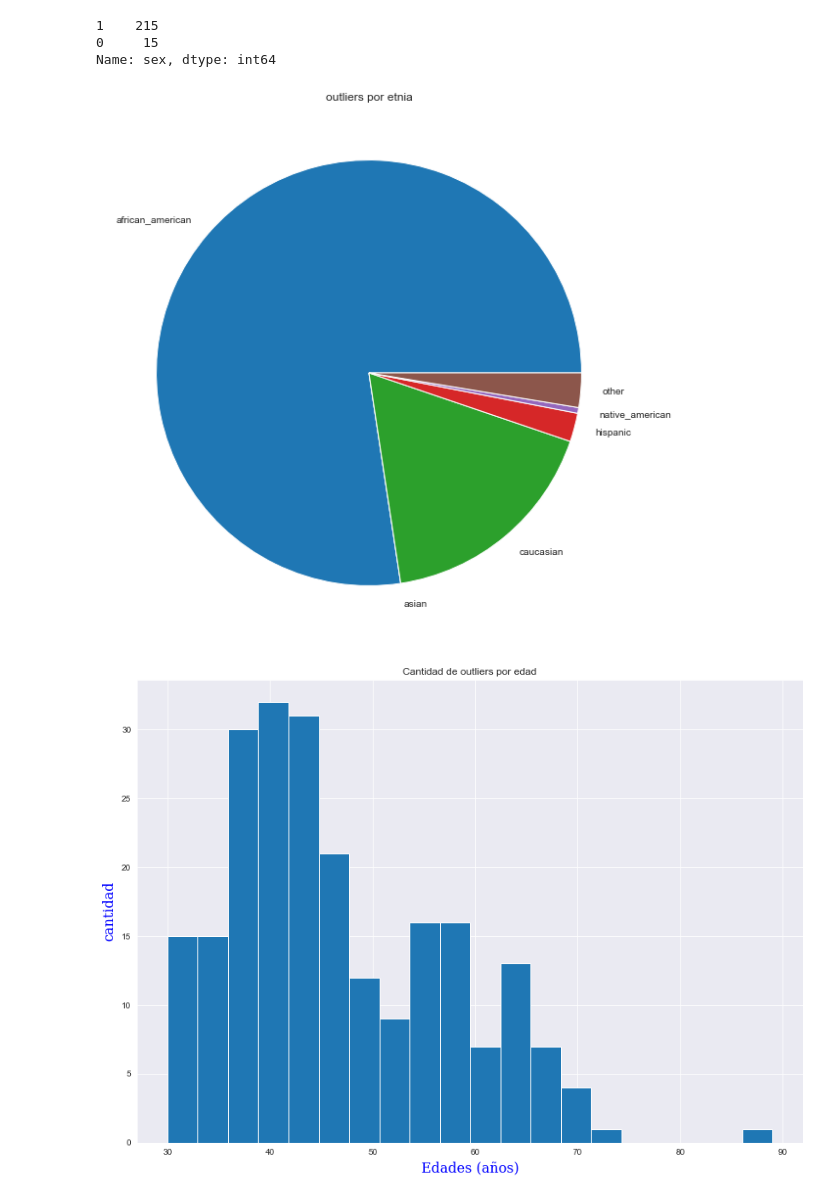
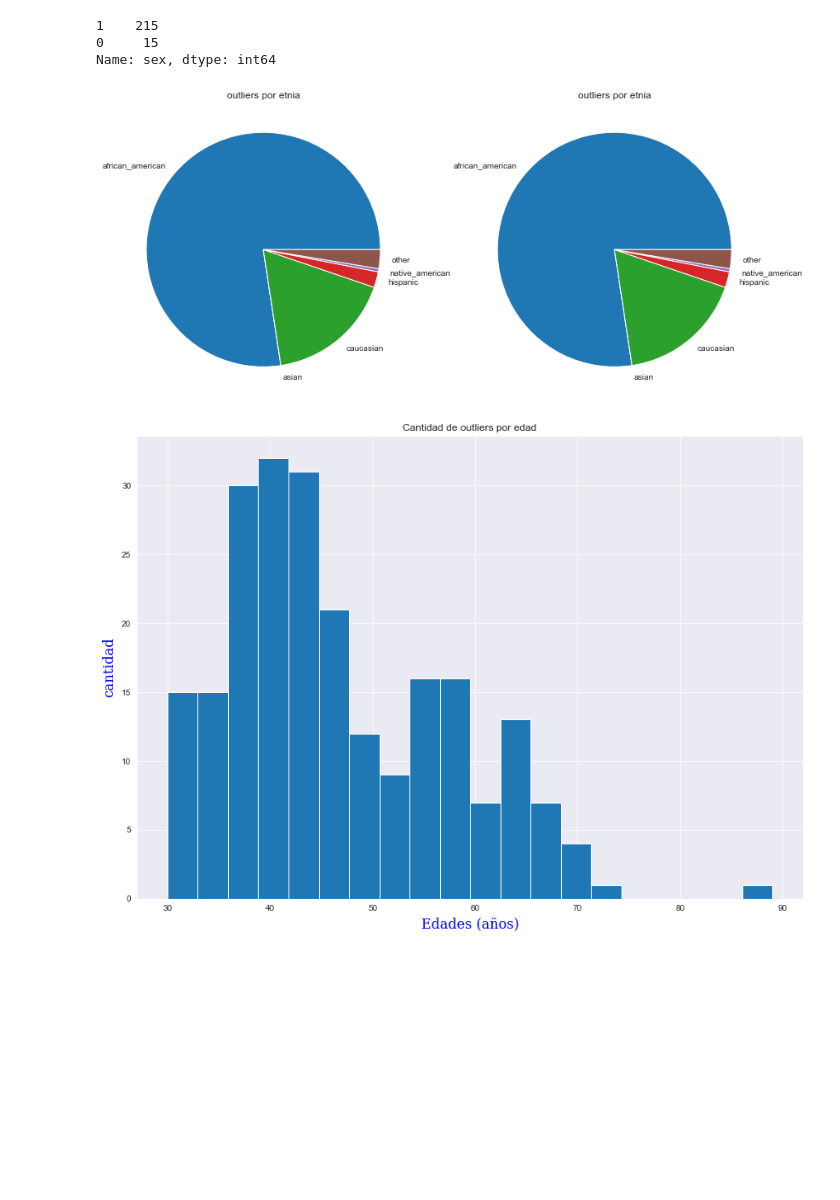
Before and after one commit to PJaramilloV/bias-no-basado, a Jupyter notebook: src/pregunta-3.ipynb, the cells around one changed output. Saved outputs shown, nothing was run; the diff lists cells and outputs as text; code cells hidden in the pictures; blank space fills up the shorter version.

```diff
--- a/src/pregunta-3.ipynb
+++ b/src/pregunta-3.ipynb
@@ -244,15 +244,18 @@ Name: sex, dtype: int64
 # %%
 # Piechart by race
 labels = ['african_american', 'asian', 'caucasian', 'hispanic', 'native_american', 'other']
 race_count = [len(reincident_people[reincident_people['race_African-American'] == 1]), len(reincident_people[reincident_people['race_Asian'] == 1]), len(reincident_people[reincident_people['race_Caucasian'] == 1]),
               len(reincident_people[reincident_people['race_Hispanic'] == 1]), len(reincident_people[reincident_people['race_Native American'] == 1]), len(reincident_people[reincident_people['race_Other'] == 1])]
-
 plt.figure(figsize=(14, 10))
+plt.subplot(1,2,1)
+plt.title('outliers por etnia')
+plt.pie(race_count, labels=labels)
+plt.subplot(1,2,2)
 plt.title('outliers por etnia')
 plt.pie(race_count, labels=labels)
 plt.show()
 # %% [output]
-[figure, old version]
+[figure, new version]
 # %%
 import datetime
 
```
Also changed, not shown: 2 other files.
